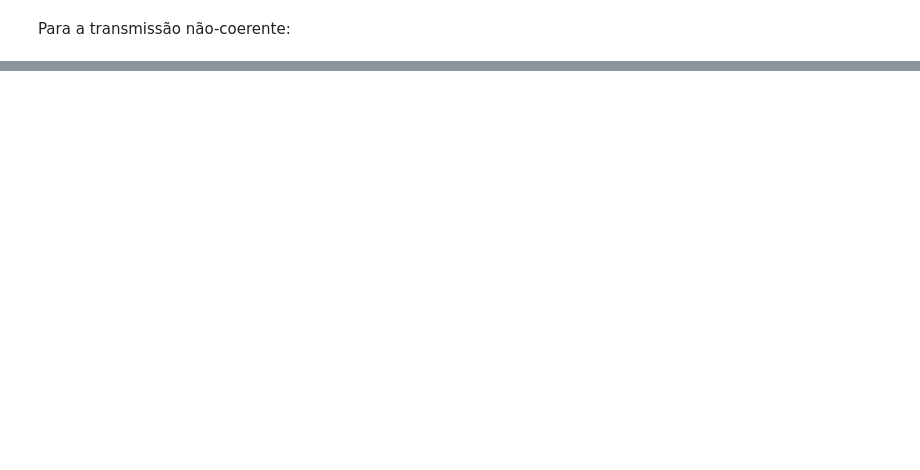
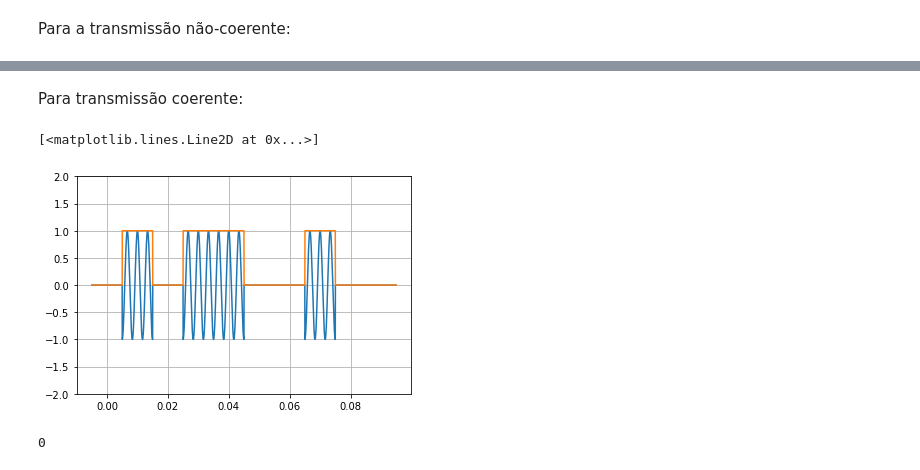
Before and after one commit to rafaelmcam/PeterMathysCommunicationsLab, a Jupyter notebook: Lab8/Lab8.ipynb, the cells around one changed output, grey strips where cells are left out. Drawn from its saved outputs; the diff is of its cells as text; code cells hidden in the pictures; blank space fills up the shorter version.

```diff
--- a/Lab8/Lab8.ipynb
+++ b/Lab8/Lab8.ipynb
@@ -62,0 +93,17 @@ plt.plot(sig_xt.timeAxis(), sig_xt.signal())
+# %% [markdown]
+Para transmissão coerente:
+# %%
+Fs = 44100
+FB = 100
+fc = 300
+sig_an = comsig.sigSequ(np.random.randint(0, 2, 10), FB)
+
+
+sig_xt, sig_st = ModuleLab8.askxmtr(sig_an, Fs, 'rect', [], 'coh', [fc, 0])
+plt.ylim([-2, 2])
+plt.grid()
+plt.plot(sig_xt.timeAxis(), sig_xt.signal())
+plt.plot(sig_st.timeAxis(), sig_st.signal())
+# %% [output]
+[<matplotlib.lines.Line2D at 0x...>]
+[figure, added]
@@ -62,0 +112,5 @@ plt.plot(sig_xt.timeAxis(), sig_xt.signal())
+# %%
+errors = sum(sig_an.signal() - sig_bn.signal() > 0.01)
+print(errors)
+# %% [output]
+0
```
Also changed, not shown: parts of 18 cells of this notebook, 3 other files.
